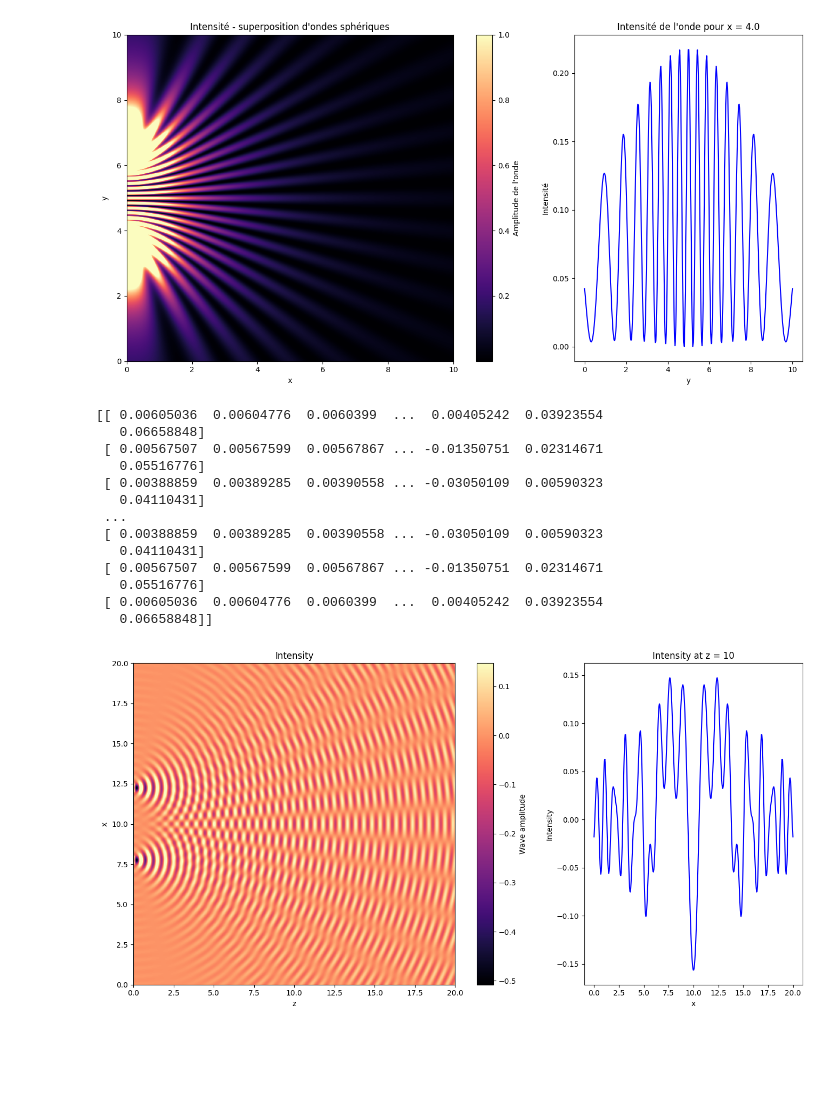
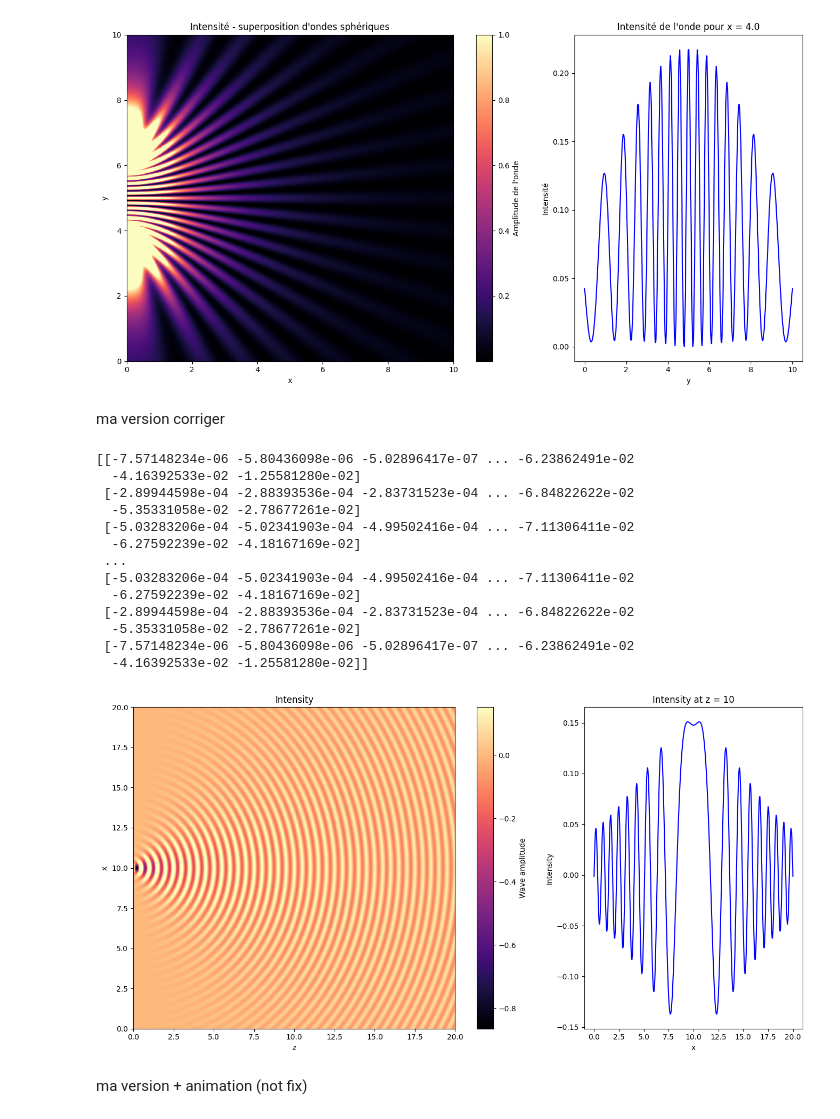
Before and after one commit to MariyaSV78/notebook_Interference, a Jupyter notebook: code_+.ipynb, the cells around one changed output. Cells and saved outputs as stored; diff of their text form; code cells hidden in the pictures; blank space fills up the shorter version.

```diff
--- a/code_+.ipynb
+++ b/code_+.ipynb
@@ -139,6 +143,8 @@ plt.tight_layout()
 plt.show()
 # %% [output]
 [figure]
+# %% [markdown]
+ma version corriger
 # %%
 import numpy as np
 import matplotlib.pyplot as plt
@@ -151,8 +157,8 @@ from ipywidgets import interact
 j = 1j
 # Parameters
 L = 10  # Size of the Square
-a = 0.5  # Position of the Wave Sources
-D = 4
+a = 0.25  # Position of the Wave Sources
+D = 0
 wavelength = 0.5
 #wavelength = 0.3  # Wavelength
 k = 2 * np.pi / wavelength  # Wave Number
@@ -188,6 +194,8 @@ index_z_screen = np.argmin(np.abs(z - z_screen))
 
 # Calculate intensity
 intensity = np.real(wave_superposition)
+# intensity = np.abs(wave_superposition)**2
+
 intensity = intensity / np.abs(intensity).max()
 # Normalize intensity for better visualization
 
@@ -198,43 +206,45 @@ intensity_z_screen = intensity[:, index_z_screen]
 
 # Création de la figure avec deux sous-figures
 fig, (ax1, ax2) = plt.subplots(1, 2, figsize=(14, 7), gridspec_kw={'width_ratios': [2, 1]})
 
 # Visualisation de la superposition des ondes
 im = ax1.imshow(intensity, extent=[0, Lx, 0, Lz], origin='lower', cmap='magma', vmax=intensity_z_screen.max()
 )
 ax1.set_title("Intensity")
 ax1.set_xlabel('z')
 ax1.set_ylabel('x')
 fig.colorbar(im, ax=ax1, label="Wave amplitude")
 
 # Visualisation de l'intensité pour x fixé
 ax2.plot(x, intensity_z_screen, color='blue')
 ax2.set_title(f'Intensity at z = {z_screen}')
 ax2.set_xlabel('x')
 ax2.set_ylabel('Intensity')
 
 plt.tight_layout()
 plt.show()
 
 # Utilisation de interact pour créer les widgets de contrôle
 # interact(plot_wave_superposition,
 #             L=widgets.FloatSlider(min=5, max=20, step=1, value=10, description='L'),
 #             a=widgets.FloatSlider(min=0, max=4, step=0.1, value=1, description='a'),
 #             D=widgets.FloatSlider(min=0, max=4, step=0.1, value=1, description='D'),
 #             wavelength=widgets.FloatSlider(min=0.1, max=2, step=0.1, value=0.5, description='Wavelength, mkm'),
 #         )
 # %% [output]
-[[ 0.00605036  0.00604776  0.0060399  ...  0.00405242  0.03923554
-   0.06658848]
- [ 0.00567507  0.00567599  0.00567867 ... -0.01350751  0.02314671
-   0.05516776]
- [ 0.00388859  0.00389285  0.00390558 ... -0.03050109  0.00590323
-   0.04110431]
+[[-7.57148234e-06 -5.80436098e-06 -5.02896417e-07 ... -6.23862491e-02
+  -4.16392533e-02 -1.25581280e-02]
+ [-2.89944598e-04 -2.88393536e-04 -2.83731523e-04 ... -6.84822622e-02
+  -5.35331058e-02 -2.78677261e-02]
+ [-5.03283206e-04 -5.02341903e-04 -4.99502416e-04 ... -7.11306411e-02
+  -6.27592239e-02 -4.18167169e-02]
  ...
- [ 0.00388859  0.00389285  0.00390558 ... -0.03050109  0.00590323
-   0.04110431]
- [ 0.00567507  0.00567599  0.00567867 ... -0.01350751  0.02314671
-   0.05516776]
- [ 0.00605036  0.00604776  0.0060399  ...  0.00405242  0.03923554
-   0.06658848]]
+ [-5.03283206e-04 -5.02341903e-04 -4.99502416e-04 ... -7.11306411e-02
+  -6.27592239e-02 -4.18167169e-02]
+ [-2.89944598e-04 -2.88393536e-04 -2.83731523e-04 ... -6.84822622e-02
+  -5.35331058e-02 -2.78677261e-02]
+ [-7.57148234e-06 -5.80436098e-06 -5.02896417e-07 ... -6.23862491e-02
+  -4.16392533e-02 -1.25581280e-02]]
-[figure, old version]
+[figure, new version]
+# %% [markdown]
+ma version + animation (not fix)
```
Also changed, not shown: parts of 7 cells of this notebook, 17 other files.
